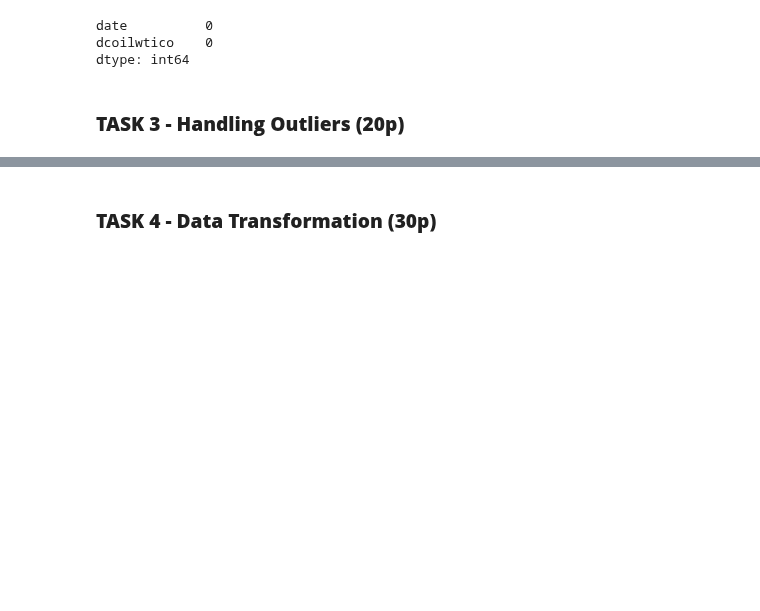
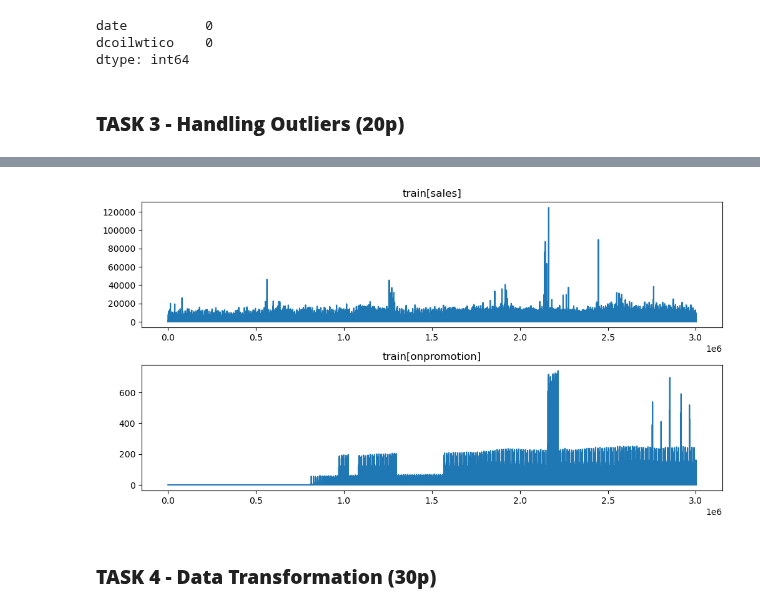
Before and after one commit to Anders-Stubberud/IT3212, a Jupyter notebook: assignment_1/notebook_Thomas.ipynb, the cells around one changed output, grey strips where cells are left out. Saved outputs shown, nothing was run; the diff lists cells and outputs as text; code cells hidden in the pictures; blank space fills up the shorter version.

```diff
--- a/assignment_1/notebook_Thomas.ipynb
+++ b/assignment_1/notebook_Thomas.ipynb
@@ -547,3 +566,10 @@ dtype: int64
+# %%
+fig, axs = plt.subplots(2,1,figsize=(12, 6)); fig.subplots_adjust(wspace=0.2, hspace=0.3)
+axs[0].plot(train['sales']); axs[0].set_title('train[sales]')
+axs[1].plot(train['onpromotion']); axs[1].set_title('train[onpromotion]')
+plt.show()
+# %% [output]
+[figure, added]
 # %% [markdown]
 ### **TASK 4 - Data Transformation (30p)**
 # %% [markdown]
```
Also changed, not shown: parts of 3 cells of this notebook, 1 other file.
